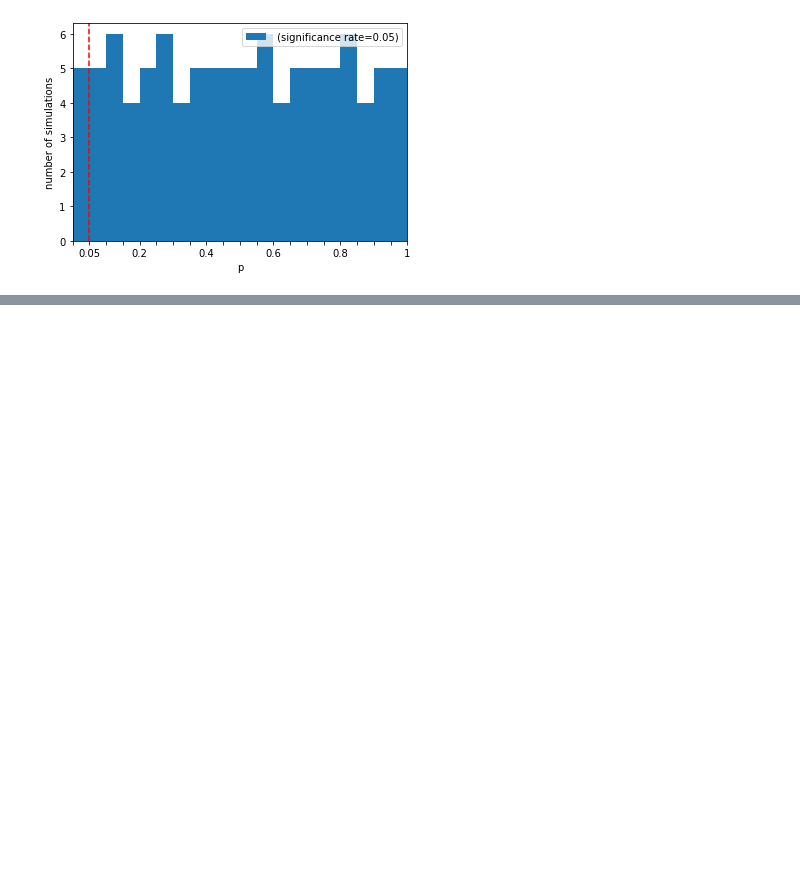
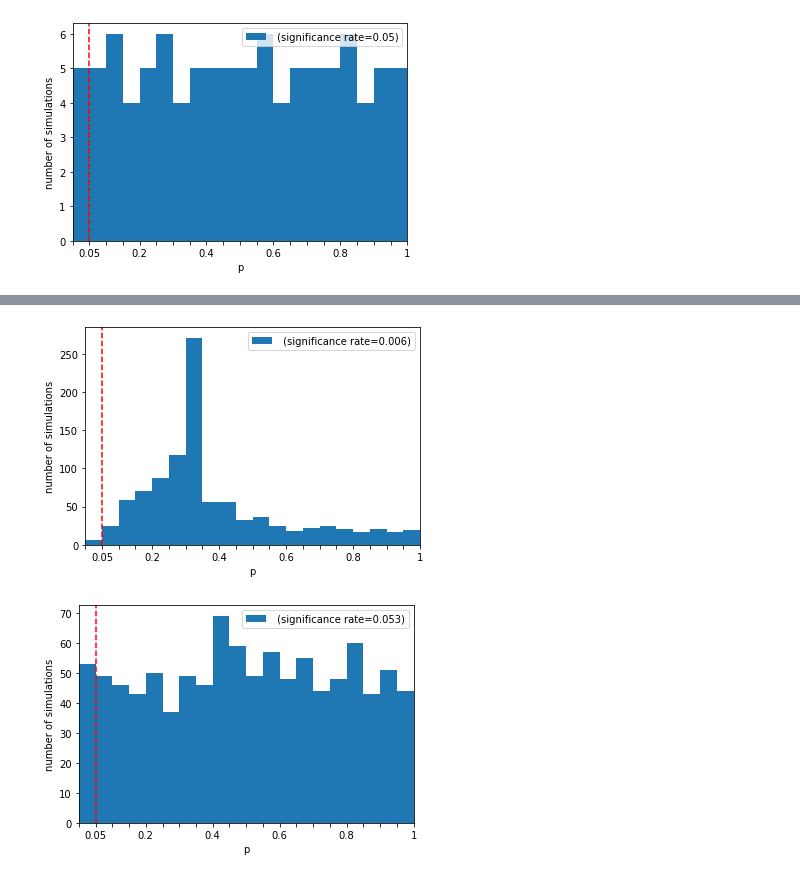
Before and after one commit to aaronmcdaid/aaronmcdaid.github.io, a Jupyter notebook: notebooks/t-test can be dangeriously low on power.ipynb, the cells around one changed output, grey strips where cells are left out. Drawn from its saved outputs; the diff is of its cells as text; code cells hidden in the pictures; blank space fills up the shorter version.

```diff
--- a/notebooks/t-test can be dangeriously low on power.ipynb
+++ b/notebooks/t-test can be dangeriously low on power.ipynb
@@ -57,3 +141,12 @@ def hist_with_significance_rate(ps, label=''):
 hist_with_significance_rate(np.arange(0,1,0.01))
 # %% [output]
 [figure]
+# %%
+%%time
+dist = pareto(b=0.5)
+_ = simulate_many(dist = dist.rvs, N = 10_000_000, reps=1000, test_function=students_t_test)
+hist_with_significance_rate(_)
+plt.figure()
+_ = simulate_many(dist = dist.rvs, N = 10_000_000, reps=1000, test_function=adaptive_trimmed_means)
+hist_with_significance_rate(_)
+# %% [output]
@@ -60,2 +155,4 @@ hist_with_significance_rate(np.arange(0,1,0.01))
+[figure, added]
+[figure, added]
 # %%
 %%time
```
Also changed, not shown: parts of 17 cells of this notebook.
